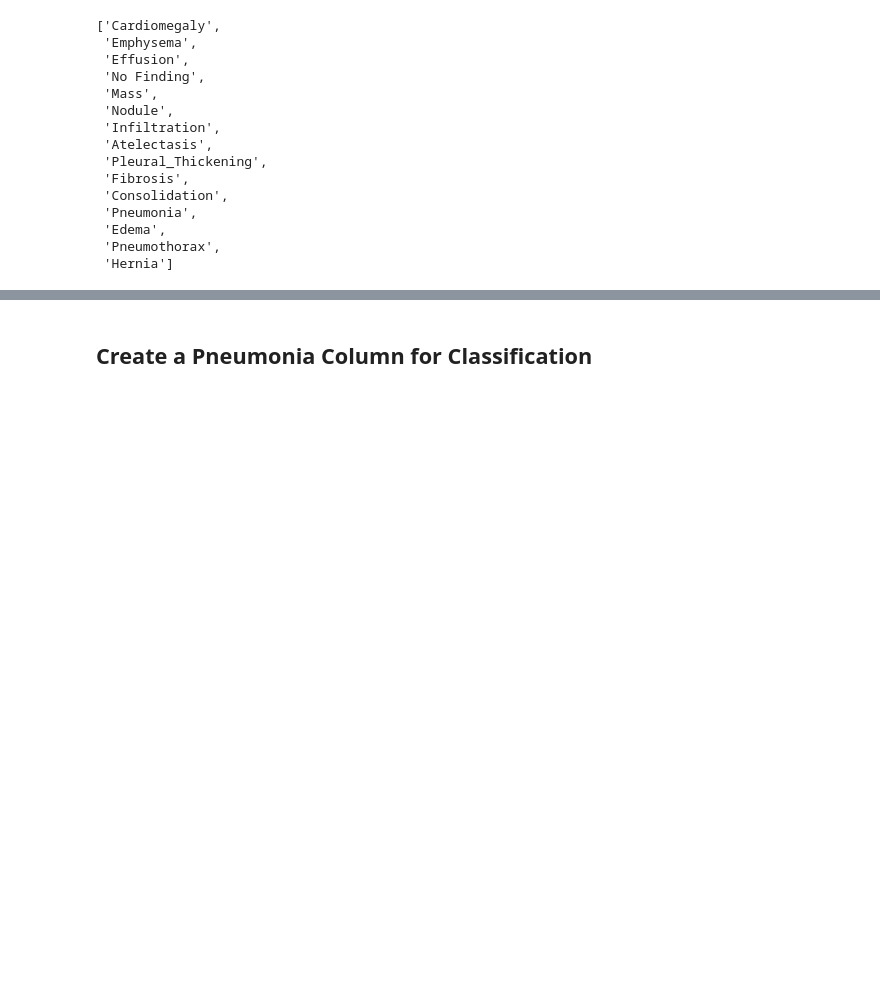
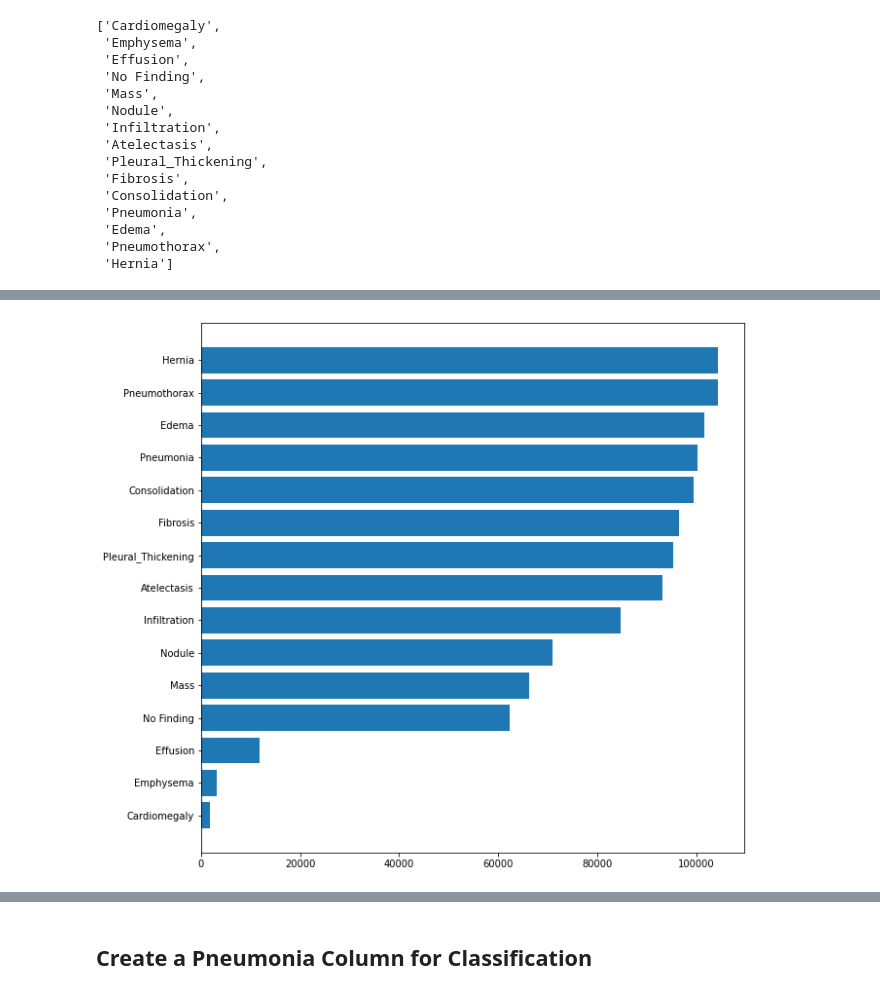
Before and after one commit to dagartga/Chest_X-Ray_Pneumonia_Classifier, a Jupyter notebook: nih-x-ray-classification.ipynb, the cells around one changed output, grey strips where cells are left out. Saved outputs shown, nothing was run; the diff lists cells and outputs as text; code cells hidden in the pictures; blank space fills up the shorter version.

Commit message:
Add disease distribution

```diff
--- a/nih-x-ray-classification.ipynb
+++ b/nih-x-ray-classification.ipynb
@@ -303,0 +300,12 @@ disease_df
+# %%
+train_disease_dict = {}
+count = 0
+
+for disease in diseases:
+    for idx, row in train_df.iterrows():
+        if disease in train_df.loc[idx, 'Finding Labels']:
+            count += 1
+    train_disease_dict[disease] = count
+# %%
+train_disease_df = pd.DataFrame.from_dict(train_disease_dict, orient='index', columns=['Count'])
+train_disease_df
@@ -303,0 +329,6 @@ disease_df
+# %%
+plt.figure(figsize=(10, 10))
+plt.barh(train_disease_df.index, train_disease_df['Count'])
+plt.show()
+# %% [output]
+[figure, added]
```
Also changed, not shown: parts of 31 cells of this notebook.
